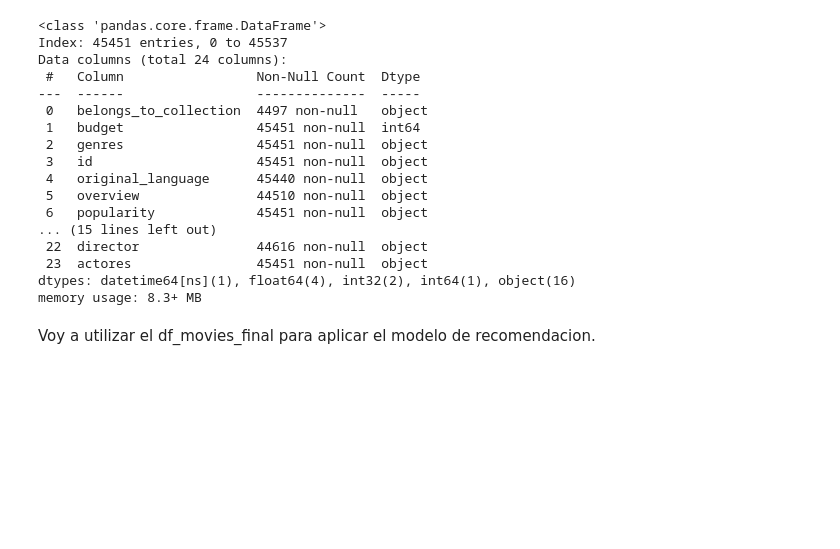
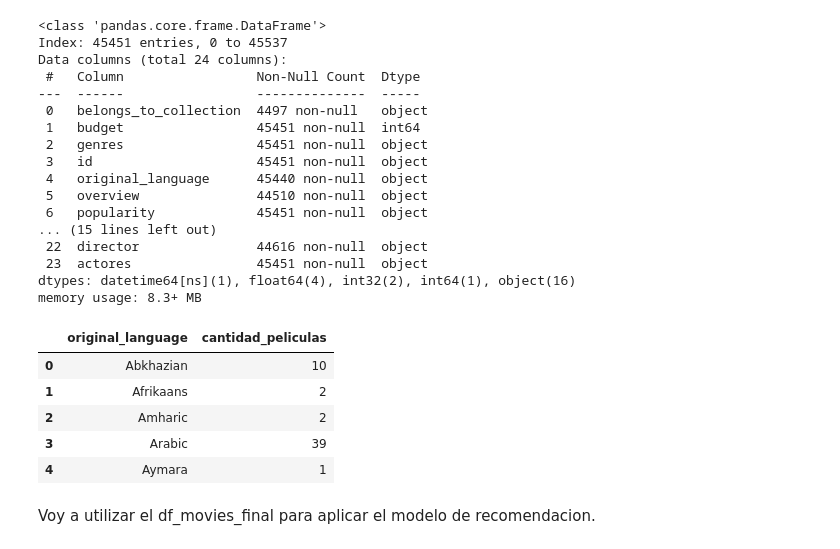
Before and after one commit to MatB1988/Proyecto-_recomendacion_peliculas_Api, a Jupyter notebook: ETL.ipynb, the cells around one changed output. Drawn from its saved outputs; the diff is of its cells as text; code cells hidden in the pictures; blank space fills up the shorter version.

```diff
--- a/ETL.ipynb
+++ b/ETL.ipynb
@@ -307,3 +307,6 @@ Data columns (total 24 columns):
  23  actores                45451 non-null  object
 dtypes: datetime64[ns](1), float64(4), int32(2), int64(1), object(16)
 memory usage: 8.3+ MB
+# %%
+# Agrupo los idiomas para optener un archivo con todos los idiomas y generar el nombre completo
+idiomas_agrupados = df_movies_final.groupby('original_language').size().reset_index(name='cantidad_peliculas')
@@ -309,0 +409,14 @@ memory usage: 8.3+ MB
+# %%
+#Creo ciclo for para reemplazar nombres abreviados de original_lenguage por el nombre completo del idioma
+for codigo, nombre_completo in idiomas_completos.items():
+        idiomas_agrupados['original_language'] = idiomas_agrupados['original_language'].replace(codigo, nombre_completo)
+# %%
+# Chequeo original_lenguage
+idiomas_agrupados.head()
+# %% [output]
+|  | original_language | cantidad_peliculas |
+| 0 | Abkhazian | 10 |
+| 1 | Afrikaans | 2 |
+| 2 | Amharic | 2 |
+| 3 | Arabic | 39 |
+| 4 | Aymara | 1 |
```
Also changed, not shown: parts of 3 cells of this notebook, 10 other files.
